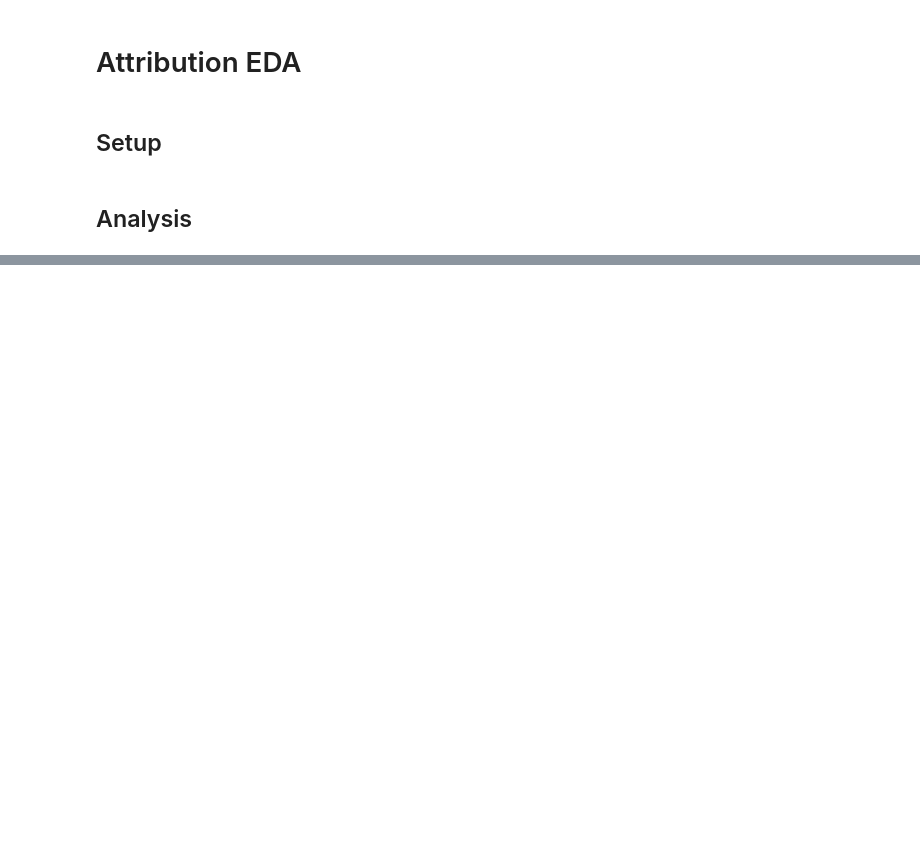
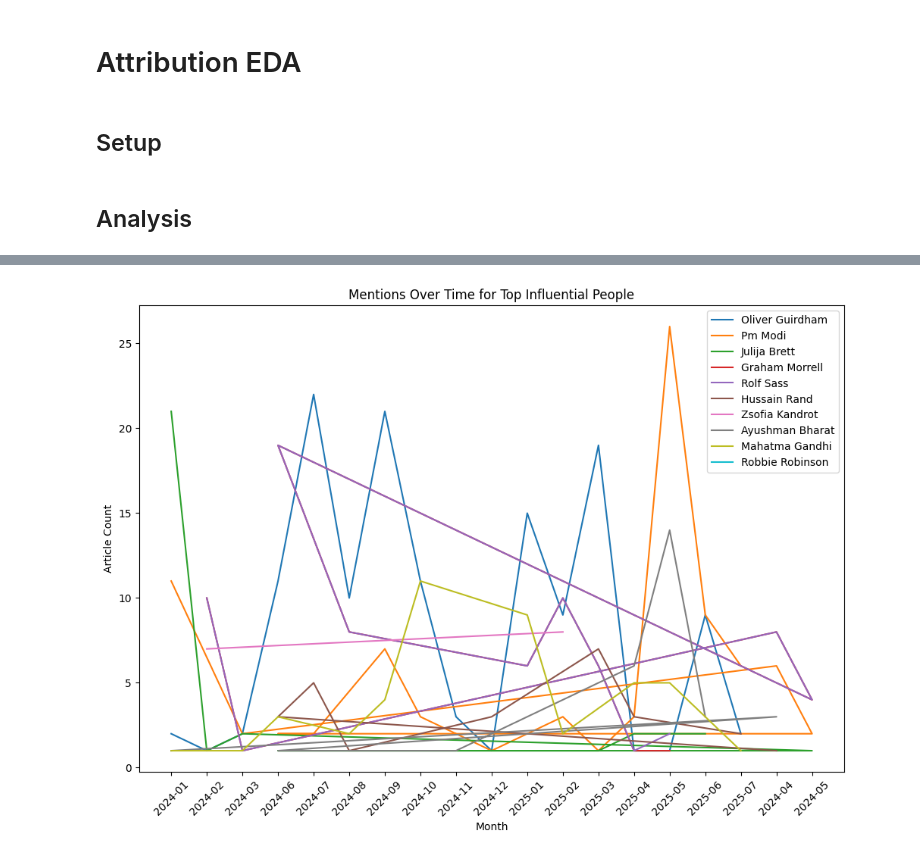
Before and after one commit to amg477/capstone, a Jupyter notebook: analysis/attribution_eda.ipynb, the cells around one changed output, grey strips where cells are left out. Drawn from its saved outputs; the diff is of its cells as text; code cells hidden in the pictures; blank space fills up the shorter version.

```diff
--- a/analysis/attribution_eda.ipynb
+++ b/analysis/attribution_eda.ipynb
@@ -42,0 +148,19 @@ memory usage: 7.9 MB
+# %%
+time_trends = df_exploded.groupby(['month', 'person'])['article_id'].count().reset_index()
+top_time = time_trends[time_trends['person'].isin(top_persons)]
+# %%
+plt.figure(figsize=(12,8))
+for person in top_persons:
+    plt.plot(
+        top_time[top_time['person']==person].month.astype(str),
+        top_time[top_time['person']==person]['article_id'],
+        label=person
+    )
+plt.legend()
+plt.title('Mentions Over Time for Top Influential People')
+plt.xlabel('Month')
+plt.ylabel('Article Count')
+plt.xticks(rotation=45)
+plt.show()
+# %% [output]
+[figure, added]
```
Also changed, not shown: parts of 24 cells of this notebook, 10 other files.
